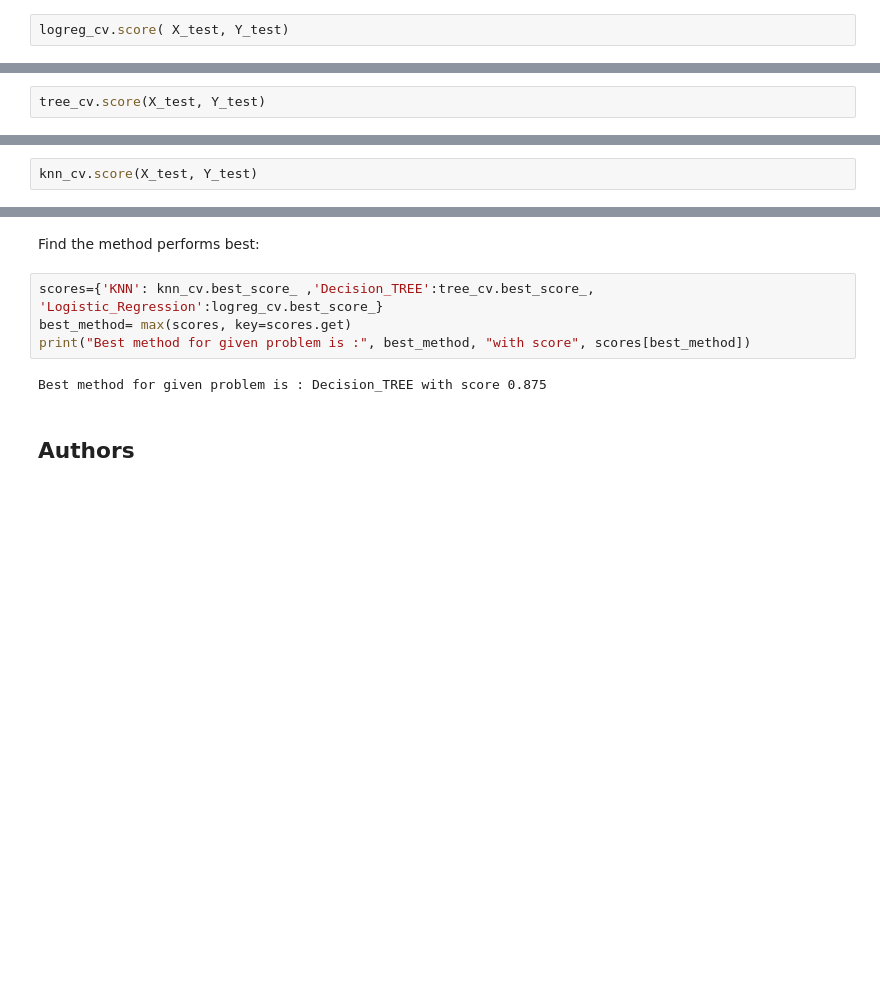
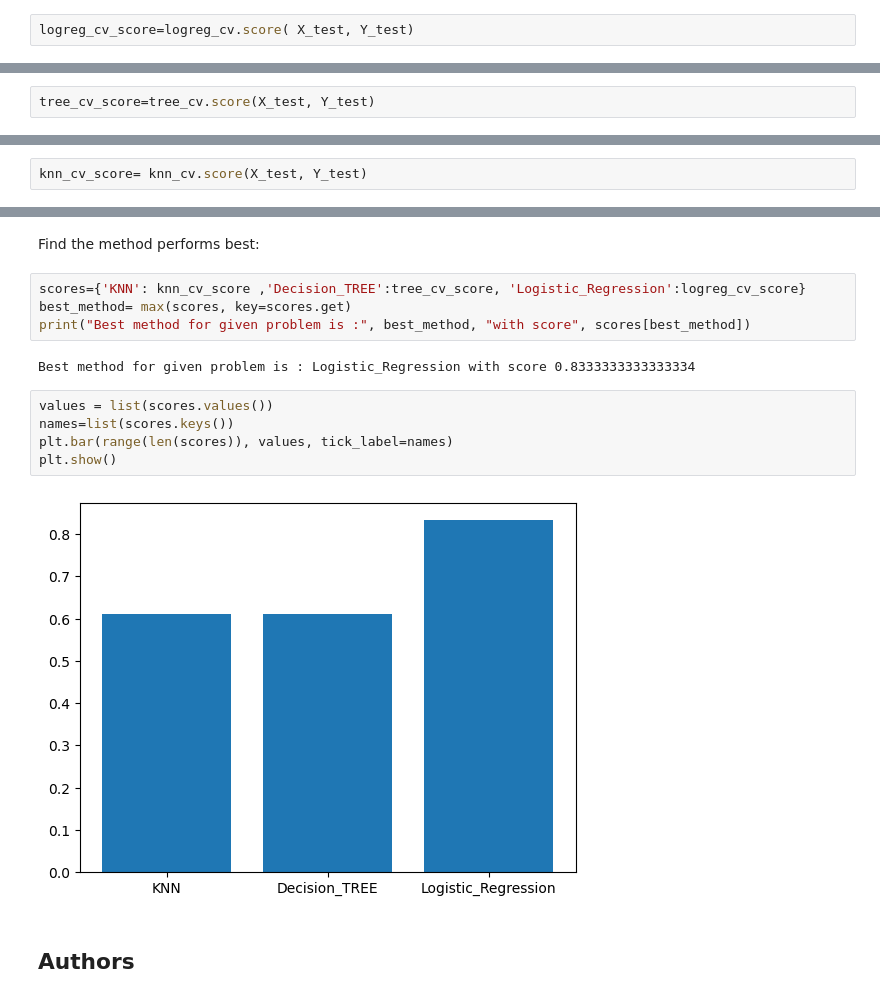
Before and after one commit to mahi8420/capstone-project-SPACEX-data-science, a Jupyter notebook: SpaceX_Machine_Learning_Prediction_Part_5.jupyterlite.ipynb, the cells around one changed output, grey strips where cells are left out. Cells and saved outputs as stored; diff of their text form; blank space fills up the shorter version.

```diff
--- a/SpaceX_Machine_Learning_Prediction_Part_5.jupyterlite.ipynb
+++ b/SpaceX_Machine_Learning_Prediction_Part_5.jupyterlite.ipynb
@@ -219,4 +219,4 @@ accuracy : 0.8190476190476191
 # %% [markdown]
 Calculate the accuracy on the test data using the method <code>score</code>:
 # %%
-logreg_cv.score( X_test, Y_test)
+logreg_cv_score=logreg_cv.score( X_test, Y_test)
@@ -311,4 +309,4 @@ accuracy : 0.875
 # %% [markdown]
 Calculate the accuracy of tree_cv on the test data using the method <code>score</code>:
 # %%
-tree_cv.score(X_test, Y_test)
+tree_cv_score=tree_cv.score(X_test, Y_test)
@@ -350,4 +346,4 @@ accuracy : 0.6642857142857143
 # %% [markdown]
 Calculate the accuracy of knn_cv on the test data using the method <code>score</code>:
 # %%
-knn_cv.score(X_test, Y_test)
+knn_cv_score= knn_cv.score(X_test, Y_test)
@@ -365,11 +359,18 @@ plot_confusion_matrix(Y_test,yhat)
 # %% [markdown]
 Find the method performs best:
 # %%
-scores={'KNN': knn_cv.best_score_ ,'Decision_TREE':tree_cv.best_score_, 'Logistic_Regression':logreg_cv.best_score_}
+scores={'KNN': knn_cv_score ,'Decision_TREE':tree_cv_score, 'Logistic_Regression':logreg_cv_score}
 best_method= max(scores, key=scores.get)
 print("Best method for given problem is :", best_method, "with score", scores[best_method])
 # %% [output]
-Best method for given problem is : Decision_TREE with score 0.875
+Best method for given problem is : Logistic_Regression with score 0.8333333333333334
+# %%
+values = list(scores.values())
+names=list(scores.keys())
+plt.bar(range(len(scores)), values, tick_label=names)
+plt.show()
+# %% [output]
+[figure, added]
 # %% [markdown]
 ## Authors
 # %% [markdown]
```
Also changed, not shown: parts of 7 cells of this notebook.
